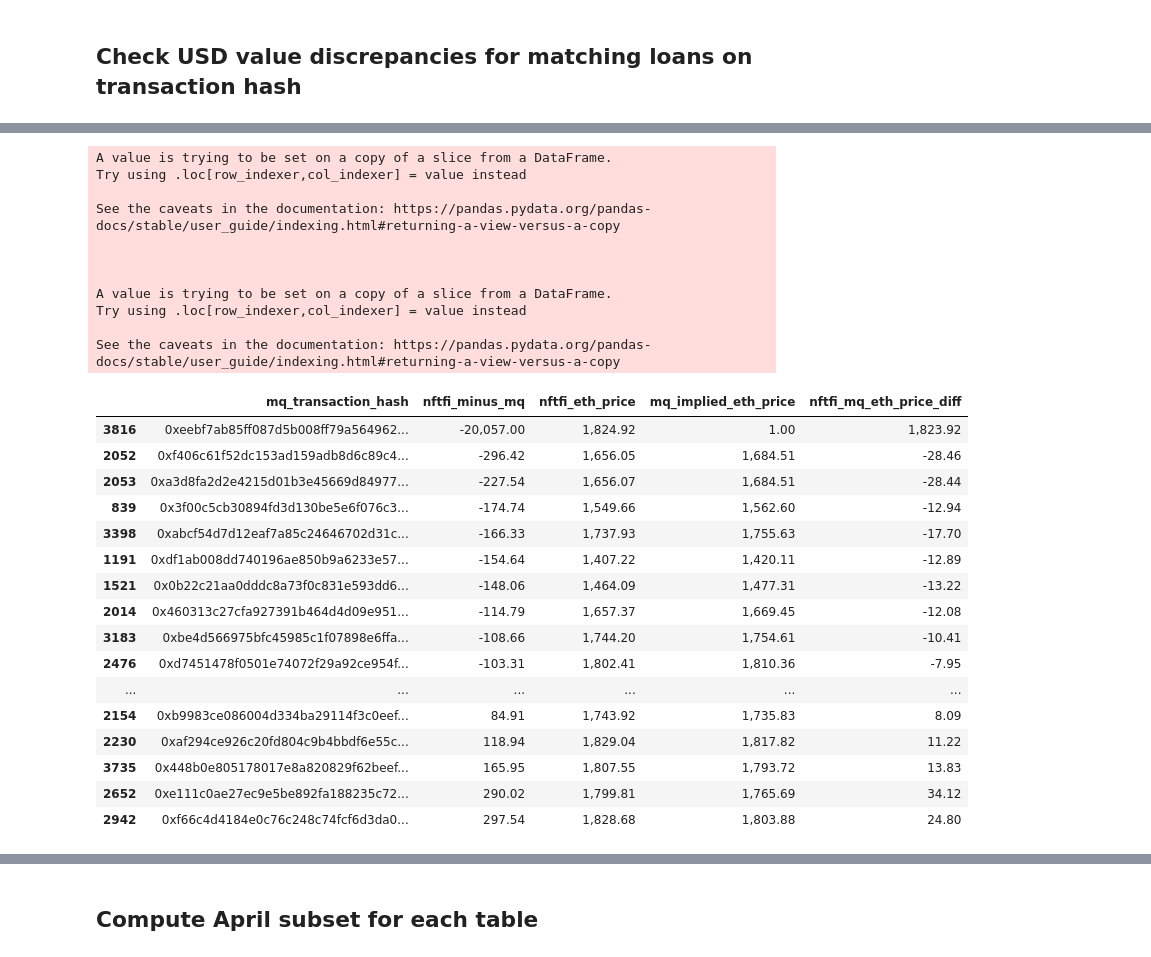
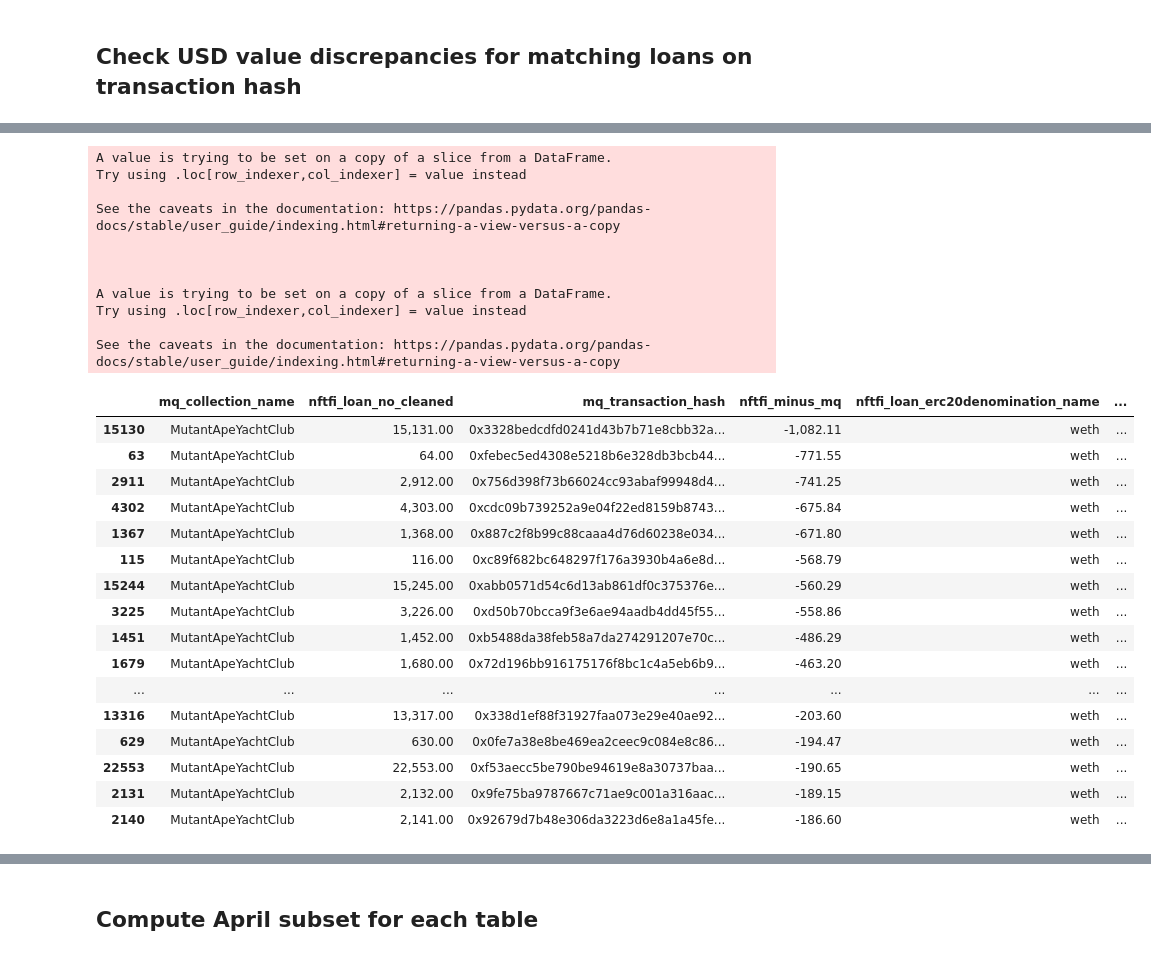
Before and after one commit to datagemsai/ChartGPT-API, a Jupyter notebook: analysis/metaquants_analysis/mq_nftfi_rchen_aggregate_collection.ipynb, the cells around one changed output, grey strips where cells are left out. Cells and saved outputs as stored; diff of their text form; code cells hidden in the pictures.

```diff
--- a/analysis/metaquants_analysis/mq_nftfi_rchen_aggregate_collection.ipynb
+++ b/analysis/metaquants_analysis/mq_nftfi_rchen_aggregate_collection.ipynb
@@ -69,9 +70,10 @@ array(['nftfi'], dtype=object)
 #         nftfi = nftfi.drop(columns=[col],axis=1)
 # %%
 try:
-    nftfi = pd.read_csv('../../data/nftfi_loans.csv')
+    nftfi = pd.read_csv('loans_raw_loan_input_datanftfi_loans.csv')
 except FileNotFoundError:
-    nftfi = pd.read_csv('data/nftfi_loans.csv')
+    nftfi = pd.read_csv('loans_raw_loan_input_data.csv')
+raw_nftfi = copy.deepcopy(nftfi)
 nftfi = format_bigquery_column_names(nftfi)
 nftfi = nftfi.rename(columns={'loan_id': 'loan_no', 'loan_date': 'date'})
 
@@ -253,11 +284,23 @@ nftfi['loan_repaid_time'] = pd.to_datetime(nftfi['loan_repaid_time'], format="%Y
 nftfi.replace(r"#DIV/0!", np.nan, regex=True, inplace=True)
 nftfi.replace(r"#N/A", "", regex=True, inplace=True)
 
-# Divide loanPrincipalAmount and maximumRepaymentAmount by ETH <> WEI i.e. 1^18
-columns_to_clean = ['loan_principal_amount', 'maximum_repayment_amount', 'maximum_repayment_amount']
+
+
+# Divide the currency by its respective divider
+# now map missing usd_value, e.g. for stablecoin-denominated loans
+usdc_address = '0xA0b86991c6218b36c1d19D4a2e9Eb0cE3606eB48'  # https://etherscan.io/token/0xa0b86991c6218b36c1d19d4a2e9eb0ce3606eb48
+usdt_address = '0xdAC17F958D2ee523a2206206994597C13D831ec7'  # https://etherscan.io/token/0xdac17f958d2ee523a2206206994597c13d831ec7
+dai_address = '0x6B175474E89094C44Da98b954EedeAC495271d0F'  # https://etherscan.io/token/0x6b175474e89094c44da98b954eedeac495271d0f
+weth_address = '0xC02aaA39b223FE8D0A0e5C4F27eAD9083C756Cc2'
+
+columns_to_clean = ['loan_principal_amount', 'maximum_repayment_amount', 'maximum_repayment_amount']  # Divide loanPrincipalAmount and maximumRepaymentAmount by ETH <> WEI i.e. 1^18
 for col in columns_to_clean:
     nftfi[col] = nftfi[col].astype(np.float64)
-    nftfi[col] /= 10 ** 18
+    nftfi.loc[nftfi['loan_erc20denomination'] == weth_address, col] /= 10 ** 18
+    nftfi.loc[nftfi['loan_erc20denomination'] == dai_address, col] /= 10 ** 18
+    nftfi.loc[nftfi['loan_erc20denomination'] == usdc_address, col] /= 10 ** 6
+
+
 # nftfi['no_of_days'] = nftfi['no_of_days'].astype(np.float64)
 nftfi = nftfi.rename(columns={'loan_apr': 'apr'})
 nftfi['apr'] = nftfi['apr'].astype(np.float64)
@@ -401,7 +463,11 @@ mq = mq[new_columns_order]
 display(nftfi.head(2))
 display(mq.head(2))
 
+mq['loan_id'] = mq['loan_id'].astype(int)
+nftfi['loan_no_cleaned'] = nftfi['loan_no_cleaned'].astype(int)
+
+
 nftfi.columns = [f'nftfi_{col}' for col in nftfi.columns]
 mq.columns = [f'mq_{col}' for col in mq.columns]
-full_inner = pd.merge(nftfi, mq, how='inner', left_on='nftfi_transaction_hash', right_on='mq_transaction_hash', indicator=True)
+full_inner = pd.merge(nftfi, mq, how='inner', left_on='nftfi_loan_no_cleaned', right_on='mq_loan_id', indicator=True)
 # %% [output]
@@ -473,6 +522,6 @@ pd.DataFrame(usd_diff.usd_diff_nftfi_minus_mq.describe())
 # %%
-start = '2023-03-01'
-end = '2023-04-01'
+start = '2020-04-01'
+end = '2024-05-01'
 
 april_mq = mq.loc[mq['mq_block_timestamp'] >= start].loc[mq['mq_block_timestamp'] < end]
 display(april_mq.shape)
@@ -480,7 +529,7 @@ april_nftfi = nftfi.loc[nftfi['nftfi_date'] >= start].loc[nftfi['nftfi_date'] <
 display(april_nftfi.shape)
 
 
-april_full_outer = pd.merge(april_nftfi, april_mq, how='outer', left_on='nftfi_transaction_hash', right_on='mq_transaction_hash', indicator=True)
+april_full_outer = pd.merge(april_nftfi, april_mq, how='outer', left_on='nftfi_loan_no_cleaned', right_on='mq_loan_id', indicator=True)
 
 april_full_outer_without_nftfi_na = april_full_outer.dropna(subset=['nftfi_usd_value'])
 april_full_outer_without_nftfi_na.head(2)
@@ -590,35 +677,38 @@ See the caveats in the documentation: https://pandas.pydata.org/pandas-docs/stab
 # %%
 april_full_outer_for_collection.dtypes
 # TODO: loc for wETH address
 april_full_outer_for_collection['mq_implied_eth_price'] = april_full_outer_for_collection['mq_amt_in_usd'] / april_full_outer_for_collection['mq_principal_amount']
 april_full_outer_for_collection['nftfi_mq_eth_price_diff'] = april_full_outer_for_collection['nftfi_eth_price'] - april_full_outer_for_collection['mq_implied_eth_price']
-april_full_outer_for_collection[['mq_transaction_hash','nftfi_minus_mq', 'nftfi_eth_price','mq_implied_eth_price', 'nftfi_mq_eth_price_diff']].sort_values('nftfi_minus_mq')
+highest_discrepancy_transactions = april_full_outer_for_collection[['mq_collection_name','nftfi_loan_no_cleaned','mq_transaction_hash','nftfi_minus_mq',
+                                                                     'nftfi_loan_erc20denomination_name', 'nftfi_loan_principal_amount',
+                                                                       'nftfi_eth_price','mq_implied_eth_price', 'nftfi_mq_eth_price_diff']].sort_values('nftfi_minus_mq')
+highest_discrepancy_transactions.head(50)
 # %% [output]
 A value is trying to be set on a copy of a slice from a DataFrame.
 Try using .loc[row_indexer,col_indexer] = value instead
 
 See the caveats in the documentation: https://pandas.pydata.org/pandas-docs/stable/user_guide/indexing.html#returning-a-view-versus-a-copy
 
 
 
 A value is trying to be set on a copy of a slice from a DataFrame.
 Try using .loc[row_indexer,col_indexer] = value instead
 
 See the caveats in the documentation: https://pandas.pydata.org/pandas-docs/stable/user_guide/indexing.html#returning-a-view-versus-a-copy
-|  | mq_transaction_hash | nftfi_minus_mq | nftfi_eth_price | mq_implied_eth_price | nftfi_mq_eth_price_diff |
-| 3816 | 0xeebf7ab85ff087d5b008ff79a564962... | -20,057.00 | 1,824.92 | 1.00 | 1,823.92 |
-| 2052 | 0xf406c61f52dc153ad159adb8d6c89c4... | -296.42 | 1,656.05 | 1,684.51 | -28.46 |
-| 2053 | 0xa3d8fa2d2e4215d01b3e45669d84977... | -227.54 | 1,656.07 | 1,684.51 | -28.44 |
-| 839 | 0x3f00c5cb30894fd3d130be5e6f076c3... | -174.74 | 1,549.66 | 1,562.60 | -12.94 |
-| 3398 | 0xabcf54d7d12eaf7a85c24646702d31c... | -166.33 | 1,737.93 | 1,755.63 | -17.70 |
-| 1191 | 0xdf1ab008dd740196ae850b9a6233e57... | -154.64 | 1,407.22 | 1,420.11 | -12.89 |
-| 1521 | 0x0b22c21aa0dddc8a73f0c831e593dd6... | -148.06 | 1,464.09 | 1,477.31 | -13.22 |
-| 2014 | 0x460313c27cfa927391b464d4d09e951... | -114.79 | 1,657.37 | 1,669.45 | -12.08 |
-| 3183 | 0xbe4d566975bfc45985c1f07898e6ffa... | -108.66 | 1,744.20 | 1,754.61 | -10.41 |
-| 2476 | 0xd7451478f0501e74072f29a92ce954f... | -103.31 | 1,802.41 | 1,810.36 | -7.95 |
-| ... | ... | ... | ... | ... | ... |
-| 2154 | 0xb9983ce086004d334ba29114f3c0eef... | 84.91 | 1,743.92 | 1,735.83 | 8.09 |
-| 2230 | 0xaf294ce926c20fd804c9b4bbdf6e55c... | 118.94 | 1,829.04 | 1,817.82 | 11.22 |
-| 3735 | 0x448b0e805178017e8a820829f62beef... | 165.95 | 1,807.55 | 1,793.72 | 13.83 |
-| 2652 | 0xe111c0ae27ec9e5be892fa188235c72... | 290.02 | 1,799.81 | 1,765.69 | 34.12 |
-| 2942 | 0xf66c4d4184e0c76c248c74fcf6d3da0... | 297.54 | 1,828.68 | 1,803.88 | 24.80 |
+|  | mq_collection_name | nftfi_loan_no_cleaned | mq_transaction_hash | nftfi_minus_mq | nftfi_loan_erc20denomination_name | ... |
+| 15130 | MutantApeYachtClub | 15,131.00 | 0x3328bedcdfd0241d43b7b71e8cbb32a... | -1,082.11 | weth | ... |
+| 63 | MutantApeYachtClub | 64.00 | 0xfebec5ed4308e5218b6e328db3bcb44... | -771.55 | weth | ... |
+| 2911 | MutantApeYachtClub | 2,912.00 | 0x756d398f73b66024cc93abaf99948d4... | -741.25 | weth | ... |
+| 4302 | MutantApeYachtClub | 4,303.00 | 0xcdc09b739252a9e04f22ed8159b8743... | -675.84 | weth | ... |
+| 1367 | MutantApeYachtClub | 1,368.00 | 0x887c2f8b99c88caaa4d76d60238e034... | -671.80 | weth | ... |
+| 115 | MutantApeYachtClub | 116.00 | 0xc89f682bc648297f176a3930b4a6e8d... | -568.79 | weth | ... |
+| 15244 | MutantApeYachtClub | 15,245.00 | 0xabb0571d54c6d13ab861df0c375376e... | -560.29 | weth | ... |
+| 3225 | MutantApeYachtClub | 3,226.00 | 0xd50b70bcca9f3e6ae94aadb4dd45f55... | -558.86 | weth | ... |
+| 1451 | MutantApeYachtClub | 1,452.00 | 0xb5488da38feb58a7da274291207e70c... | -486.29 | weth | ... |
+| 1679 | MutantApeYachtClub | 1,680.00 | 0x72d196bb916175176f8bc1c4a5eb6b9... | -463.20 | weth | ... |
+| ... | ... | ... | ... | ... | ... | ... |
+| 13316 | MutantApeYachtClub | 13,317.00 | 0x338d1ef88f31927faa073e29e40ae92... | -203.60 | weth | ... |
+| 629 | MutantApeYachtClub | 630.00 | 0x0fe7a38e8be469ea2ceec9c084e8c86... | -194.47 | weth | ... |
+| 22553 | MutantApeYachtClub | 22,553.00 | 0xf53aecc5be790be94619e8a30737baa... | -190.65 | weth | ... |
+| 2131 | MutantApeYachtClub | 2,132.00 | 0x9fe75ba9787667c71ae9c001a316aac... | -189.15 | weth | ... |
+| 2140 | MutantApeYachtClub | 2,141.00 | 0x92679d7b48e306da3223d6e8a1a45fe... | -186.60 | weth | ... |
```
Also changed, not shown: parts of 36 cells of this notebook, 2 other files.
